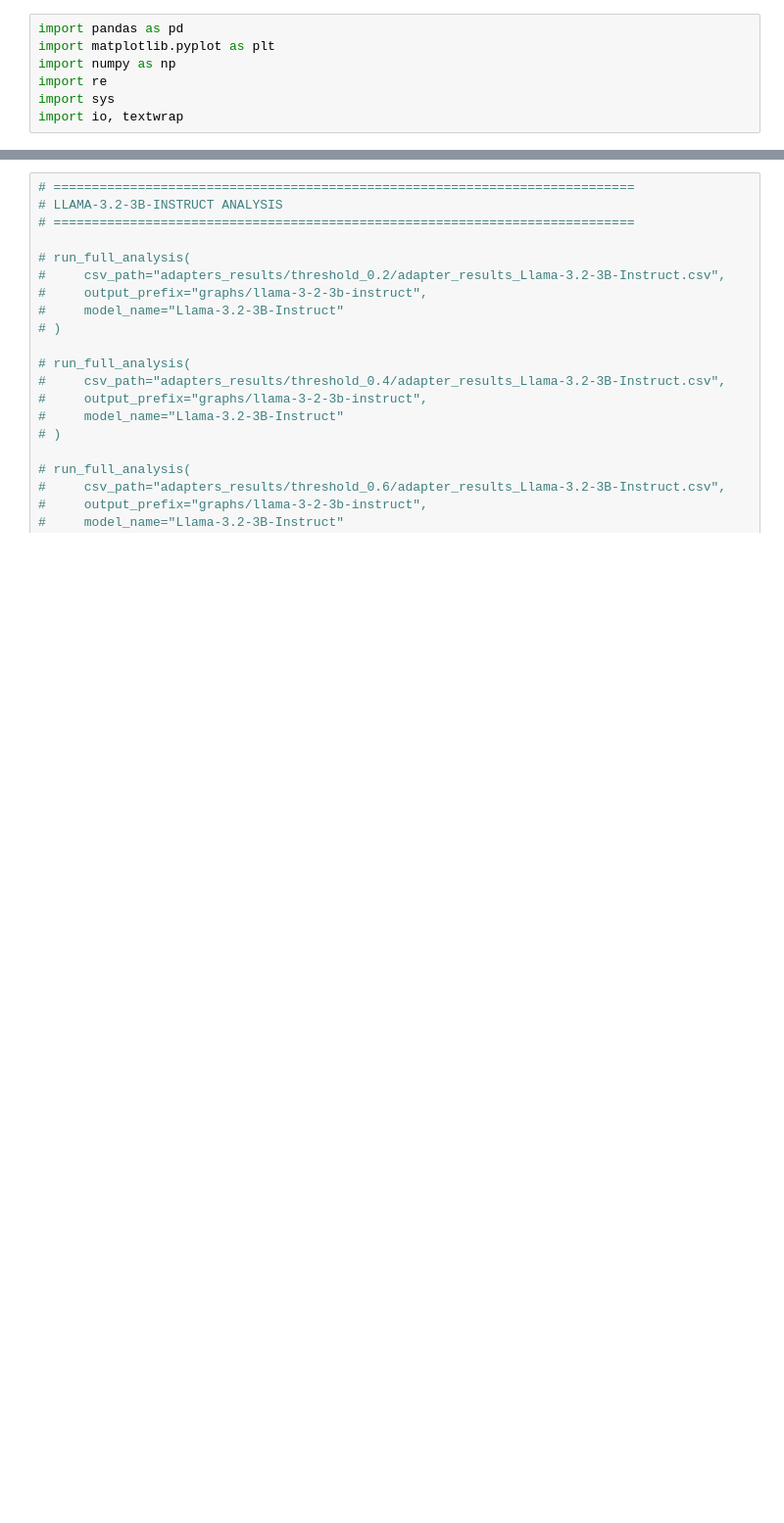
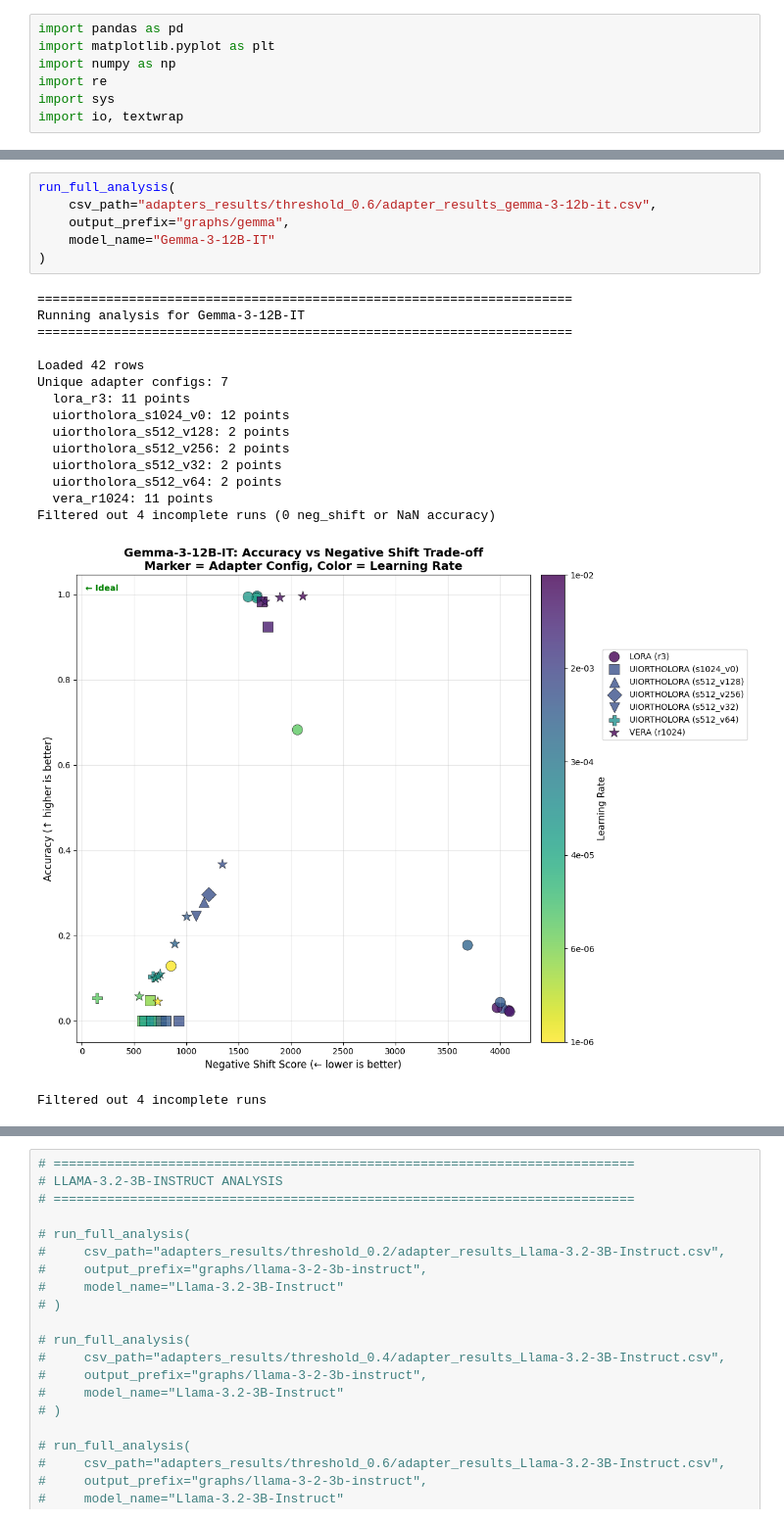
Before and after one commit to Guy-Bilitski/UIOrthoLoRA, a Jupyter notebook: notebooks/tuner_knowledge/src/analysis/analyze_intrinsic.ipynb, the cells around one changed output, grey strips where cells are left out. Shown at 98% size. Saved outputs shown, nothing was run; the diff lists cells and outputs as text; blank space fills up the shorter version.

```diff
--- a/notebooks/tuner_knowledge/src/analysis/analyze_intrinsic.ipynb
+++ b/notebooks/tuner_knowledge/src/analysis/analyze_intrinsic.ipynb
@@ -270,0 +396,23 @@ print("✓ Reusable visualization functions loaded successfully!")
+# %%
+run_full_analysis(
+    csv_path="adapters_results/threshold_0.6/adapter_results_gemma-3-12b-it.csv",
+    output_prefix="graphs/gemma",
+    model_name="Gemma-3-12B-IT"
+)
+# %% [output]
+======================================================================
+Running analysis for Gemma-3-12B-IT
+======================================================================
+
+Loaded 42 rows
+Unique adapter configs: 7
+  lora_r3: 11 points
+  uiortholora_s1024_v0: 12 points
+  uiortholora_s512_v128: 2 points
+  uiortholora_s512_v256: 2 points
+  uiortholora_s512_v32: 2 points
+  uiortholora_s512_v64: 2 points
+  vera_r1024: 11 points
+Filtered out 4 incomplete runs (0 neg_shift or NaN accuracy)
+[figure, added]
+Filtered out 4 incomplete runs
```
Also changed, not shown: parts of 9 cells of this notebook, 21 other files.
